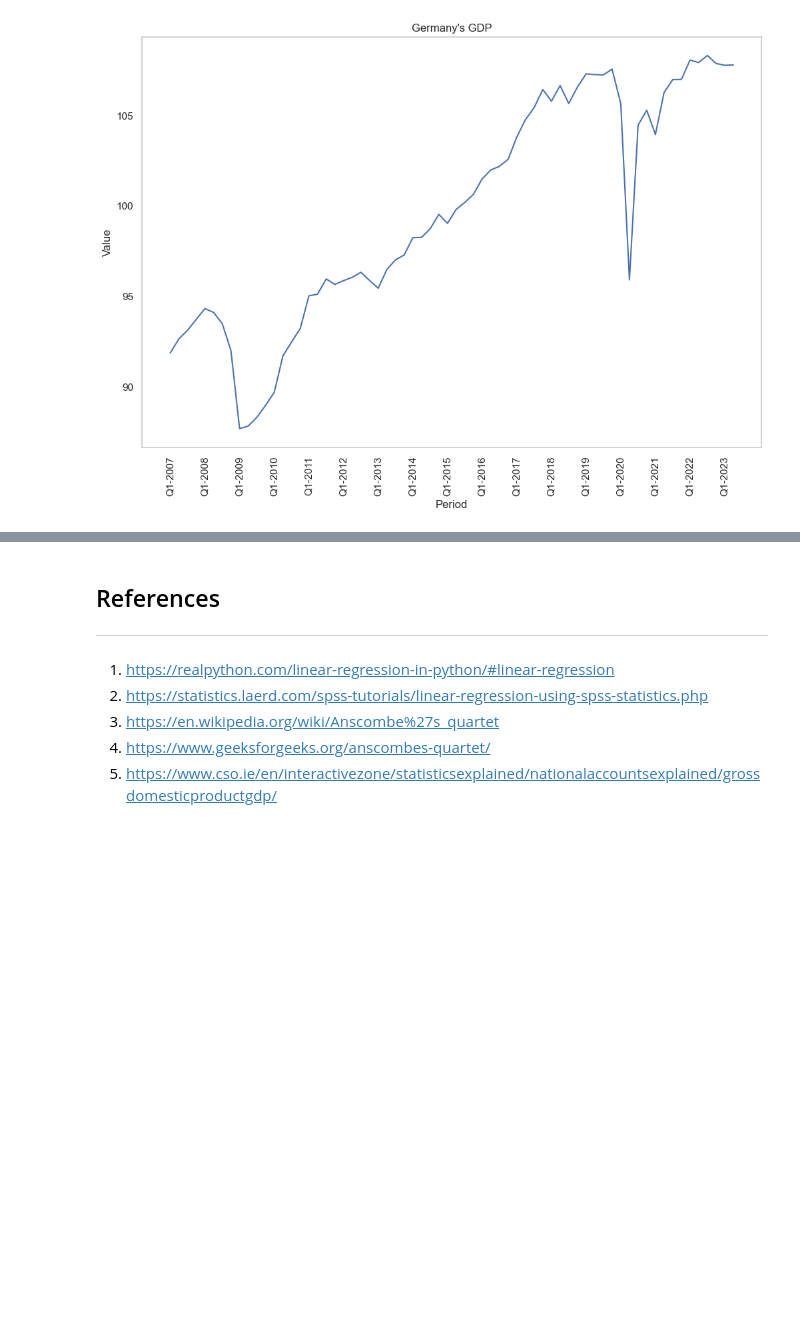
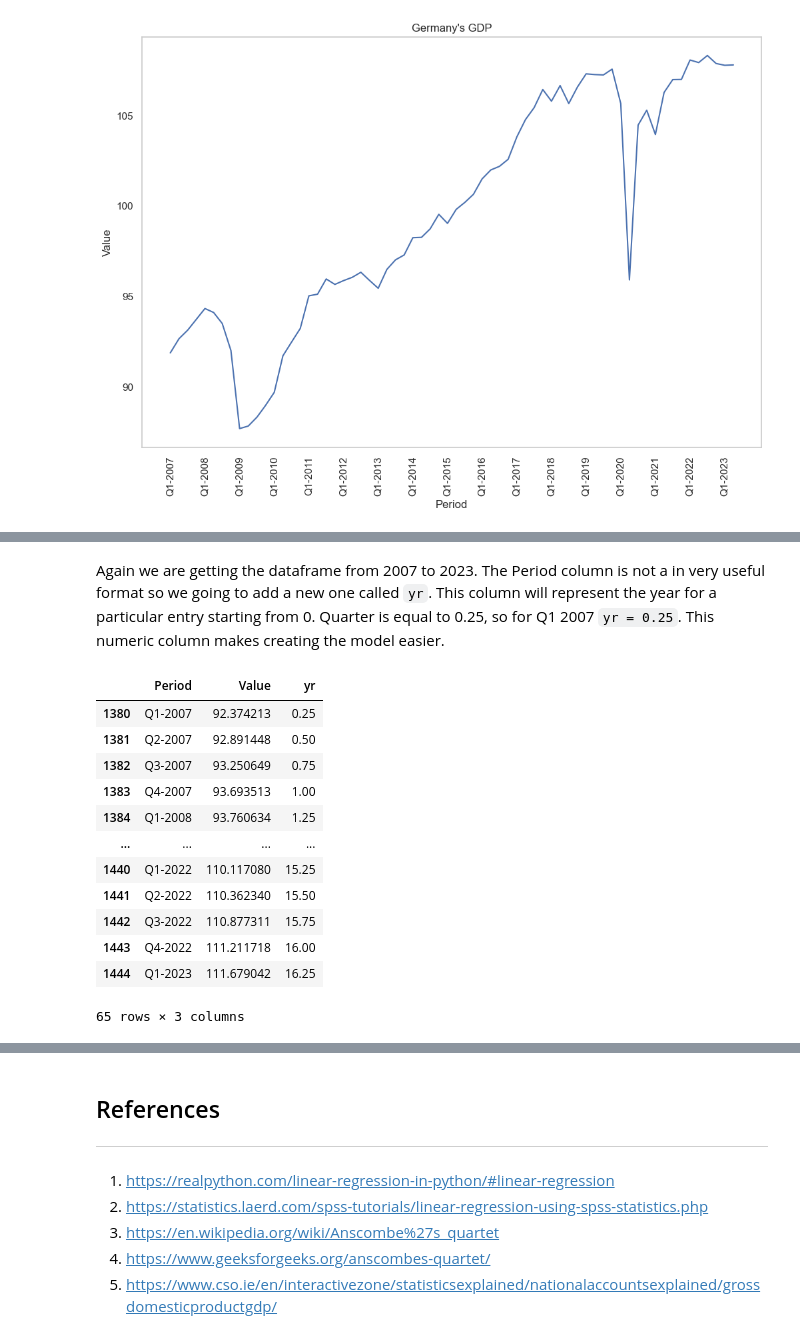
Before and after one commit to angelinka/machine_learning_assessment, a Jupyter notebook: regression.ipynb, the cells around one changed output, grey strips where cells are left out. Drawn from its saved outputs; the diff is of its cells as text; code cells hidden in the pictures; blank space fills up the shorter version.

```diff
--- a/regression.ipynb
+++ b/regression.ipynb
@@ -558,0 +582,31 @@ Text(0.5, 1.0, "Germany's GDP")
+# %% [markdown]
+Again we are getting the dataframe from 2007 to 2023. The Period column is not a in very useful format so we going to add a new one called `yr`. This column will represent the year for a particular entry starting from 0. Quarter is equal to 0.25, so for Q1 2007 `yr = 0.25`. This numeric column makes creating the model easier.
+# %%
+def calcyr(x,data):
+    # Adding values of column "Period" into variable d
+    d = data['Period'].values[x]
+    # Slicing d to get quarter number(which we mutiply by 0.25 to get quarter) and year and converting to integer.
+    # substructing 2007 as we want the year to start from 0
+    y= int(d[-4:])+int(d[1:2])*0.25 - 2007
+    return y
+# Calculating our "year" value for each data point by using the function above
+yr=[calcyr(x,G7data) for x in range(len(G7data)) ]
+# Adding the result into new column "yr"
+G7data['yr'] = yr
+
+# View result
+G7data
+# %% [output]
+|  | Period | Value | yr |
+| 1380 | Q1-2007 | 92.374213 | 0.25 |
+| 1381 | Q2-2007 | 92.891448 | 0.50 |
+| 1382 | Q3-2007 | 93.250649 | 0.75 |
+| 1383 | Q4-2007 | 93.693513 | 1.00 |
+| 1384 | Q1-2008 | 93.760634 | 1.25 |
+| ... | ... | ... | ... |
+| 1440 | Q1-2022 | 110.117080 | 15.25 |
+| 1441 | Q2-2022 | 110.362340 | 15.50 |
+| 1442 | Q3-2022 | 110.877311 | 15.75 |
+| 1443 | Q4-2022 | 111.211718 | 16.00 |
+| 1444 | Q1-2023 | 111.679042 | 16.25 |
+65 rows × 3 columns
```
Also changed, not shown: parts of 5 cells of this notebook.
